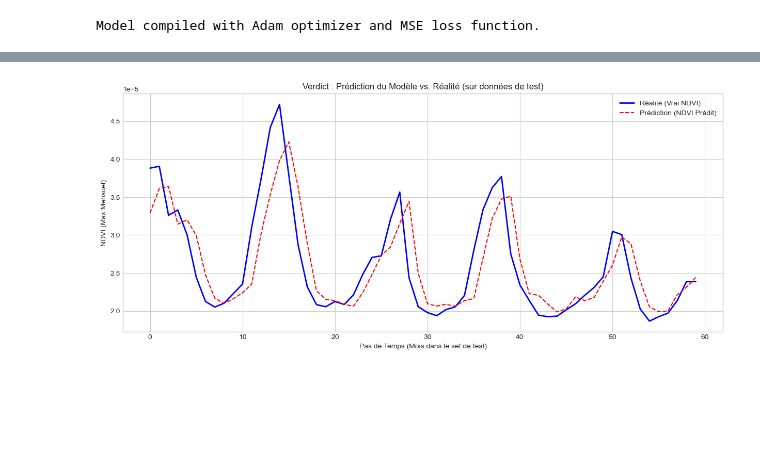
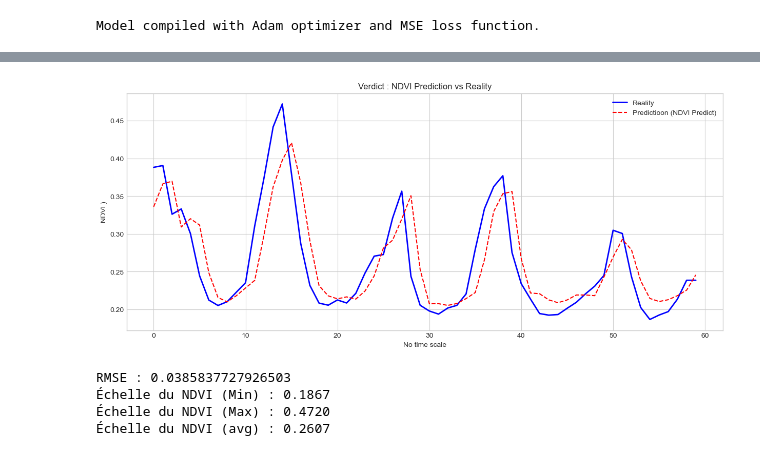
Before and after one commit to adam04-D/SPI-NDVI-Time-Series-Forecasting-with-an-MLP, a Jupyter notebook: main.ipynb, the cells around one changed output, grey strips where cells are left out. Saved outputs shown, nothing was run; the diff lists cells and outputs as text; code cells hidden in the pictures; blank space fills up the shorter version.

Commit message:
Forcasting NDVI / Final Verdict

```diff
--- a/main.ipynb
+++ b/main.ipynb
@@ -941,13 +946,24 @@ Reality example: [3.881e-05]
 # %%
 # Verdict visualization
 
 plt.figure(figsize=(15, 6))
-plt.plot(y_test_unscaled, label='Réalité (Vrai NDVI)', color='blue', linewidth=2)
-plt.plot(y_pred_unscaled, label='Prédiction (NDVI Prédit)', color='red', linestyle='--')
-plt.title('Verdict : Prédiction du Modèle vs. Réalité (sur données de test)')
-plt.ylabel('NDVI (Max Mensuel)')
-plt.xlabel('Pas de Temps (Mois dans le set de test)')
+plt.plot(y_test_unscaled, label='Reality', color='blue', linewidth=2)
+plt.plot(y_pred_unscaled, label='Predictioon (NDVI Predict)', color='red', linestyle='--')
+plt.title('Verdict : NDVI Prediction vs Reality')
+plt.ylabel('NDVI )')
+plt.xlabel('No time scale')
 plt.legend()
 plt.show()
 # %% [output]
-[figure, old version]
+[figure, new version]
+# %%
+rmse = np.sqrt(mean_squared_error(y_test_unscaled, y_pred_unscaled))
+print(f'RMSE : {rmse}')
+print(f"Échelle du NDVI (Min) : {y_test_unscaled.min():.4f}")
+print(f"Échelle du NDVI (Max) : {y_test_unscaled.max():.4f}")
+print(f"Échelle du NDVI (avg) : {y_test_unscaled.mean():.4f}")
+# %% [output]
+RMSE : 0.0385837727926503
+Échelle du NDVI (Min) : 0.1867
+Échelle du NDVI (Max) : 0.4720
+Échelle du NDVI (avg) : 0.2607
```
Also changed, not shown: parts of 17 cells of this notebook.
